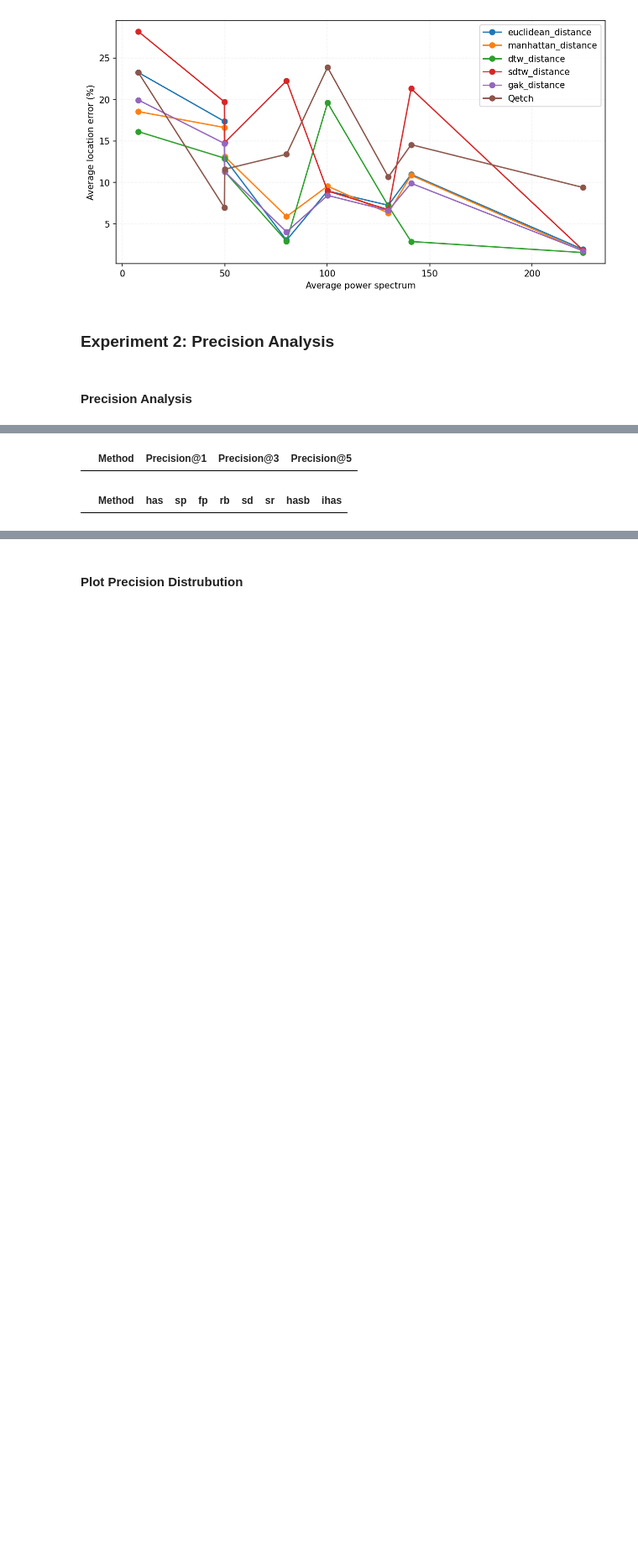
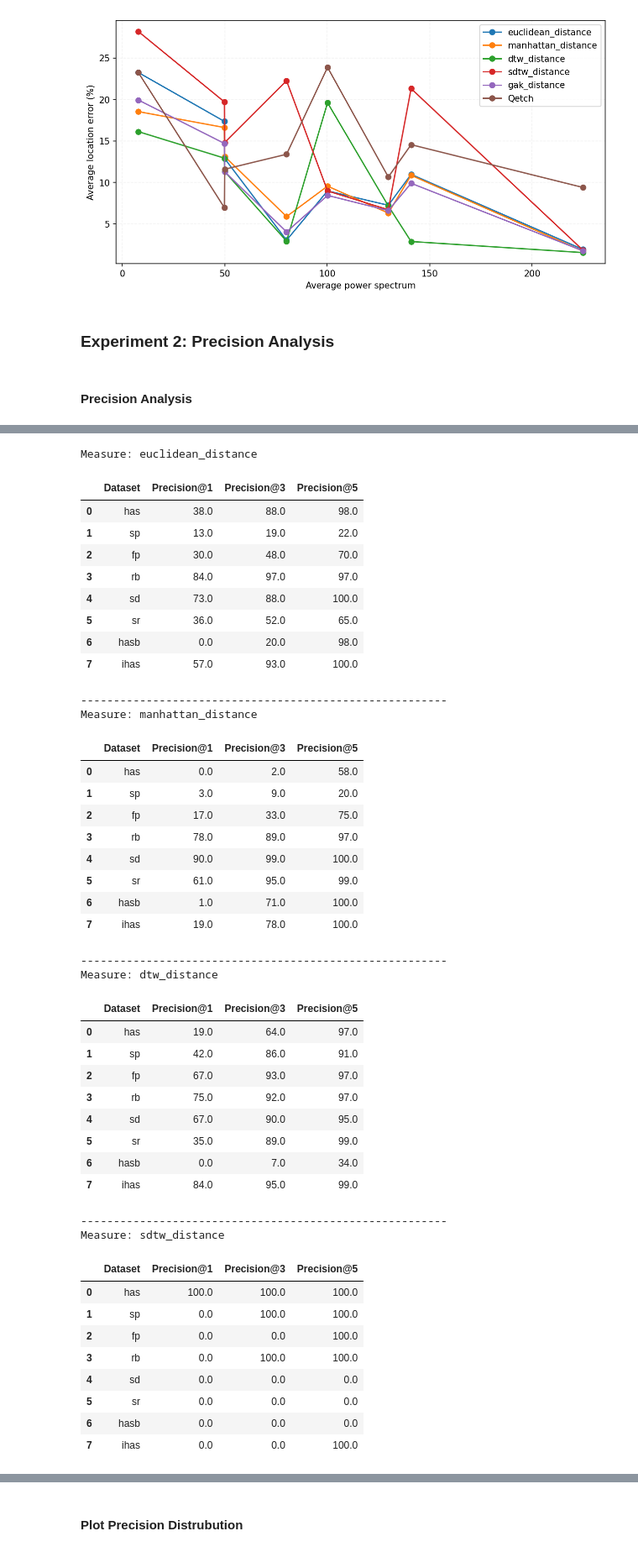
Before and after one commit to SunHaotian14/Qetch_Plus, a Jupyter notebook: Crowd-Study Data/Experiment.ipynb, the cells around one changed output, grey strips where cells are left out. Shown at 84% size. Cells and saved outputs as stored; diff of their text form; code cells hidden in the pictures; blank space fills up the shorter version.

Commit message:
Precision Incorporation

```diff
--- a/Crowd-Study Data/Experiment.ipynb
+++ b/Crowd-Study Data/Experiment.ipynb
@@ -628,26 +736,77 @@ def precision_results(results, show_table = True, ori_data_X=ori_data_X, ori_dat
 # %%
 measures = [euclidean_distance, manhattan_distance, dtw_distance, sdtw_distance, gak_distance]
-measures = []
+results = []
 d = {'Method':[], 'Precision@1':[],  'Precision@3':[], 'Precision@5':[]}
 d1 = {'Method':[], 'has':[], 'sp':[], 'fp':[], 'rb':[], 'sd':[], 'sr':[], 'hasb':[], 'ihas':[]}
 for measure in measures:
     print(f"Measure: {measure.__name__}")
     d['Method'].append(measure.__name__)
     results = pointwise_distances(ori_data_X, ori_data_y, sketch_X, measure, check_precisons = True)
     df0 = precision_results(results)
     d['Precision@1'].append(df0.iloc[:,1].mean())
     d['Precision@3'].append(df0.iloc[:,2].mean())
     d['Precision@5'].append(df0.iloc[:,3].mean())
     d1['Method'].append(measure.__name__)
     for dataset in datasets:
         d1[dataset].append(df0[df0['Dataset'] == dataset].iloc[:,3].values[0])
     print('--------------------------------------------------------')
+
+df_prec = precision_results(all_results)
+d['Method'].append("Qetch")
+d['Precision@1'].append(df_prec.iloc[:,1].mean())
+d['Precision@3'].append(df_prec.iloc[:,2].mean())
+d['Precision@5'].append(df_prec.iloc[:,3].mean())
+d1['Method'].append("Qetch")
+for dataset in datasets:
+    d1[dataset].append(df_prec[df_prec['Dataset'] == dataset].iloc[:,3].values[0])
+
 df = pd.DataFrame(d)
 df1 = pd.DataFrame(d1)
 display(df)
 display(df1)
 experiment_name = 'exp2'
 np.save('./experiment_results/' + experiment_name + '.npy', results)
 # %% [output]
+Measure: euclidean_distance
-|  | Method | Precision@1 | Precision@3 | Precision@5 |
+|  | Dataset | Precision@1 | Precision@3 | Precision@5 |
+| 0 | has | 38.0 | 88.0 | 98.0 |
+| 1 | sp | 13.0 | 19.0 | 22.0 |
+| 2 | fp | 30.0 | 48.0 | 70.0 |
+| 3 | rb | 84.0 | 97.0 | 97.0 |
+| 4 | sd | 73.0 | 88.0 | 100.0 |
+| 5 | sr | 36.0 | 52.0 | 65.0 |
+| 6 | hasb | 0.0 | 20.0 | 98.0 |
+| 7 | ihas | 57.0 | 93.0 | 100.0 |
+--------------------------------------------------------
+Measure: manhattan_distance
-|  | Method | has | sp | fp | rb | sd | sr | hasb | ihas |
+|  | Dataset | Precision@1 | Precision@3 | Precision@5 |
+| 0 | has | 0.0 | 2.0 | 58.0 |
+| 1 | sp | 3.0 | 9.0 | 20.0 |
+| 2 | fp | 17.0 | 33.0 | 75.0 |
+| 3 | rb | 78.0 | 89.0 | 97.0 |
+| 4 | sd | 90.0 | 99.0 | 100.0 |
+| 5 | sr | 61.0 | 95.0 | 99.0 |
+| 6 | hasb | 1.0 | 71.0 | 100.0 |
+| 7 | ihas | 19.0 | 78.0 | 100.0 |
+--------------------------------------------------------
+Measure: dtw_distance
+|  | Dataset | Precision@1 | Precision@3 | Precision@5 |
+| 0 | has | 19.0 | 64.0 | 97.0 |
+| 1 | sp | 42.0 | 86.0 | 91.0 |
+| 2 | fp | 67.0 | 93.0 | 97.0 |
+| 3 | rb | 75.0 | 92.0 | 97.0 |
+| 4 | sd | 67.0 | 90.0 | 95.0 |
+| 5 | sr | 35.0 | 89.0 | 99.0 |
+| 6 | hasb | 0.0 | 7.0 | 34.0 |
+| 7 | ihas | 84.0 | 95.0 | 99.0 |
+--------------------------------------------------------
+Measure: sdtw_distance
+|  | Dataset | Precision@1 | Precision@3 | Precision@5 |
+| 0 | has | 100.0 | 100.0 | 100.0 |
+| 1 | sp | 0.0 | 100.0 | 100.0 |
+| 2 | fp | 0.0 | 0.0 | 100.0 |
+| 3 | rb | 0.0 | 100.0 | 100.0 |
+| 4 | sd | 0.0 | 0.0 | 0.0 |
+| 5 | sr | 0.0 | 0.0 | 0.0 |
+| 6 | hasb | 0.0 | 0.0 | 0.0 |
+| 7 | ihas | 0.0 | 0.0 | 100.0 |
```
Also changed, not shown: parts of 6 cells of this notebook, 1 other file.
